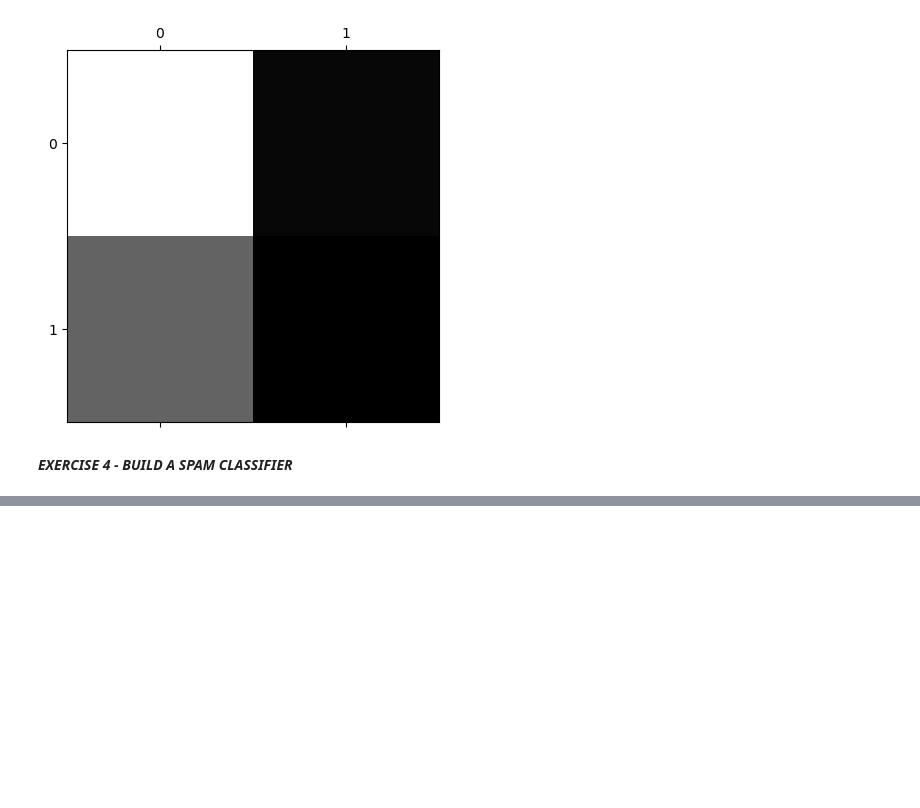
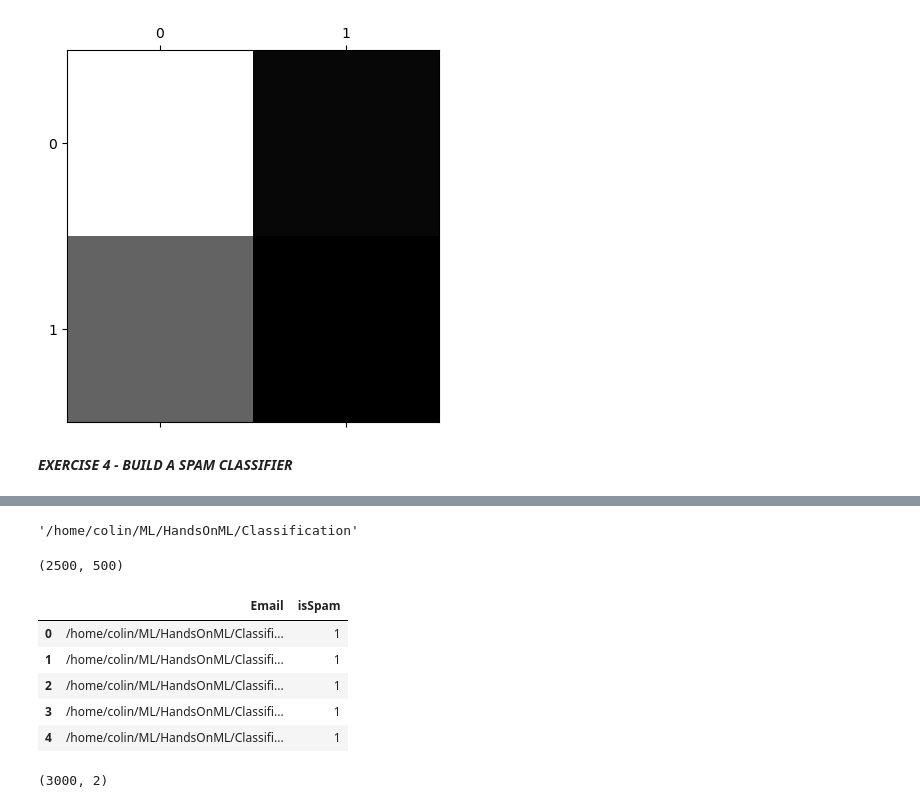
Before and after one commit to CEgerer93/HandsOnML, a Jupyter notebook: Classification/exercises.ipynb, the cells around one changed output, grey strips where cells are left out. Drawn from its saved outputs; the diff is of its cells as text; code cells hidden in the pictures; blank space fills up the shorter version.

Commit message:
Extract easy_ham, spam instances into train/test dataframes

```diff
--- a/Classification/exercises.ipynb
+++ b/Classification/exercises.ipynb
@@ -400,0 +398,40 @@ Extracting from : https://spamassassin.apache.org/old/publiccorpus/20030228_spam
+# %%
+os.getcwd()
+# %% [output]
+'/home/colin/ML/HandsOnML/Classification'
+# %%
+# Spam/ham examples are named according to <message #>.<MD5 sum>
+
+# Set paths to spam and easy_ham
+HAMPATH = os.path.join(os.getcwd(),'apache-datasets','spam','easy_ham')
+SPAMPATH = os.path.join(os.getcwd(),'apache-datasets','spam','spam')
+
+# Access names of each easy_ham and spam message
+HAM = [os.path.join(HAMPATH,f) for f in os.listdir(HAMPATH) if os.path.isfile(os.path.join(HAMPATH,f)) and f != 'cmds']
+SPAM = [os.path.join(SPAMPATH,f) for f in os.listdir(SPAMPATH) if os.path.isfile(os.path.join(SPAMPATH,f)) and f != 'cmds']
+# %%
+len(HAM), len(SPAM)
+# %% [output]
+(2500, 500)
+# %%
+# Add labels to HAM and SPAM indicating if they are spam
+d=dict([(h, False) for h in HAM])
+
+# Make dataframes of emails indicating whether they are spam or not
+df_ham = pd.DataFrame({'Email': HAM, 'isSpam': [0 for i in range(len(HAM))]})
+df_spam = pd.DataFrame({'Email': SPAM, 'isSpam': [1 for i in range(len(SPAM))]})
+df_ham.head()
+df_spam.head()
+# %% [output]
+|  | Email | isSpam |
+| 0 | /home/colin/ML/HandsOnML/Classifi... | 1 |
+| 1 | /home/colin/ML/HandsOnML/Classifi... | 1 |
+| 2 | /home/colin/ML/HandsOnML/Classifi... | 1 |
+| 3 | /home/colin/ML/HandsOnML/Classifi... | 1 |
+| 4 | /home/colin/ML/HandsOnML/Classifi... | 1 |
+# %%
+# Concatenate df_ham and df_spam DataFrames
+df_emails= pd.concat([df_ham, df_spam])
+df_emails.shape
+# %% [output]
+(3000, 2)
```
Also changed, not shown: parts of 5 cells of this notebook.
